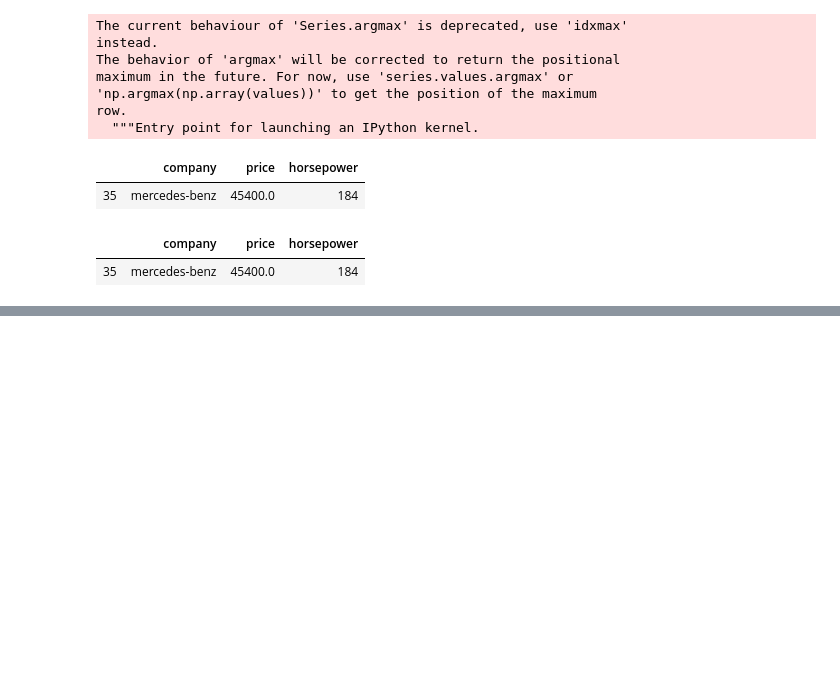
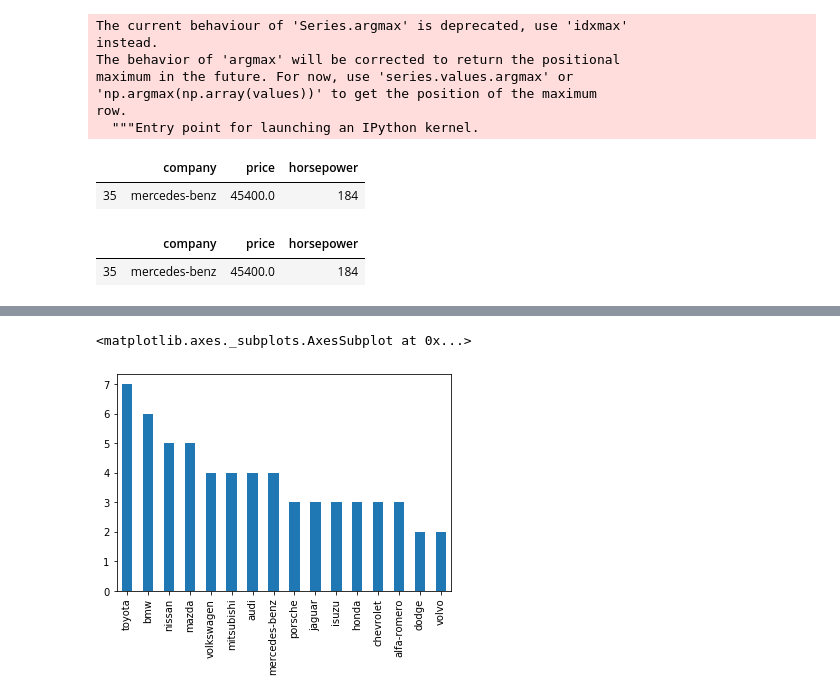
Before and after one commit to kris524/Python-problem-solving, a Jupyter notebook: Pandas Python problems solutions .ipynb, the cells around one changed output, grey strips where cells are left out. Drawn from its saved outputs; the diff is of its cells as text; code cells hidden in the pictures; blank space fills up the shorter version.

```diff
--- a/Pandas Python problems solutions .ipynb
+++ b/Pandas Python problems solutions .ipynb
@@ -74,0 +194,5 @@ df
+# %%
+auto_data.company.value_counts().plot(kind ='bar')
+# %% [output]
+<matplotlib.axes._subplots.AxesSubplot at 0x...>
+[figure, added]
```
Also changed, not shown: parts of 11 cells of this notebook.
